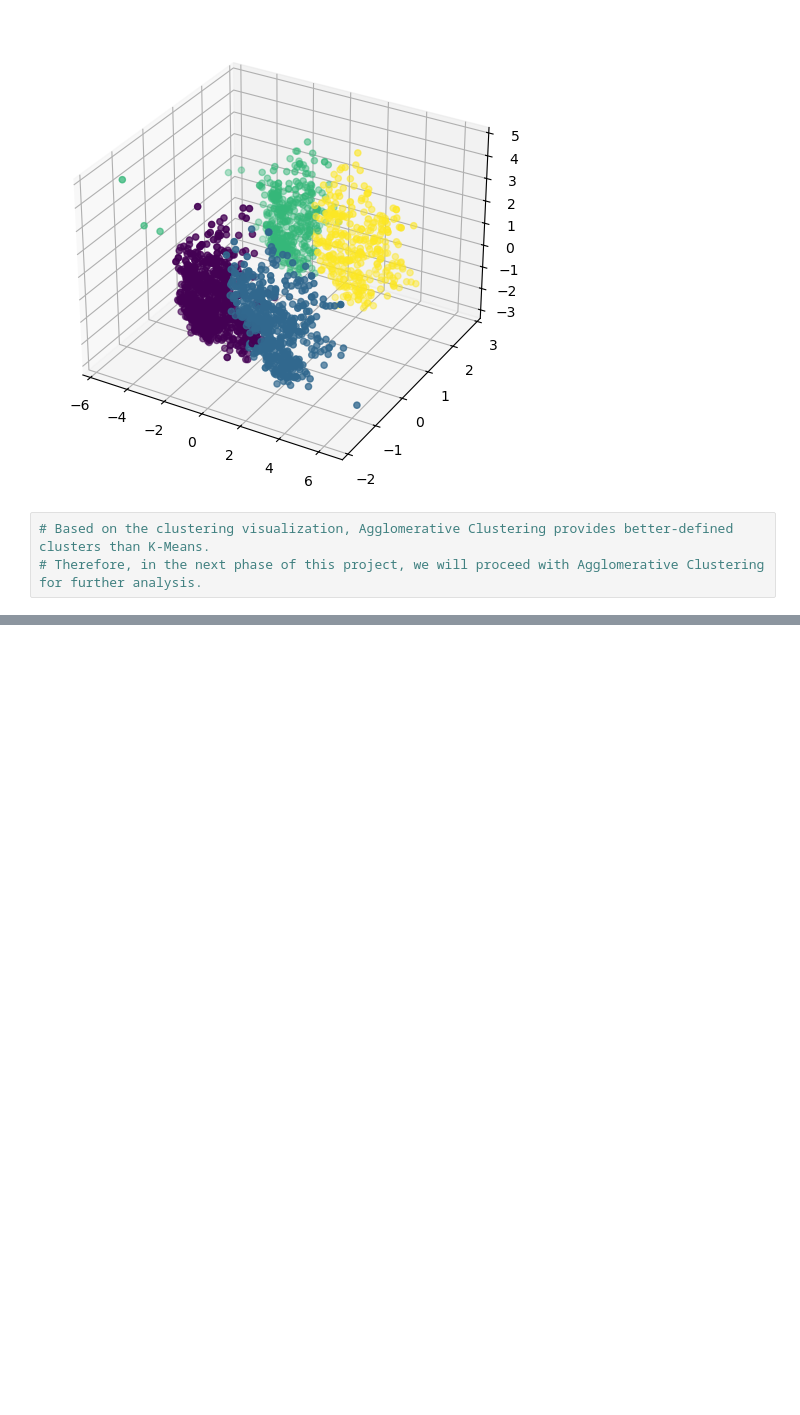
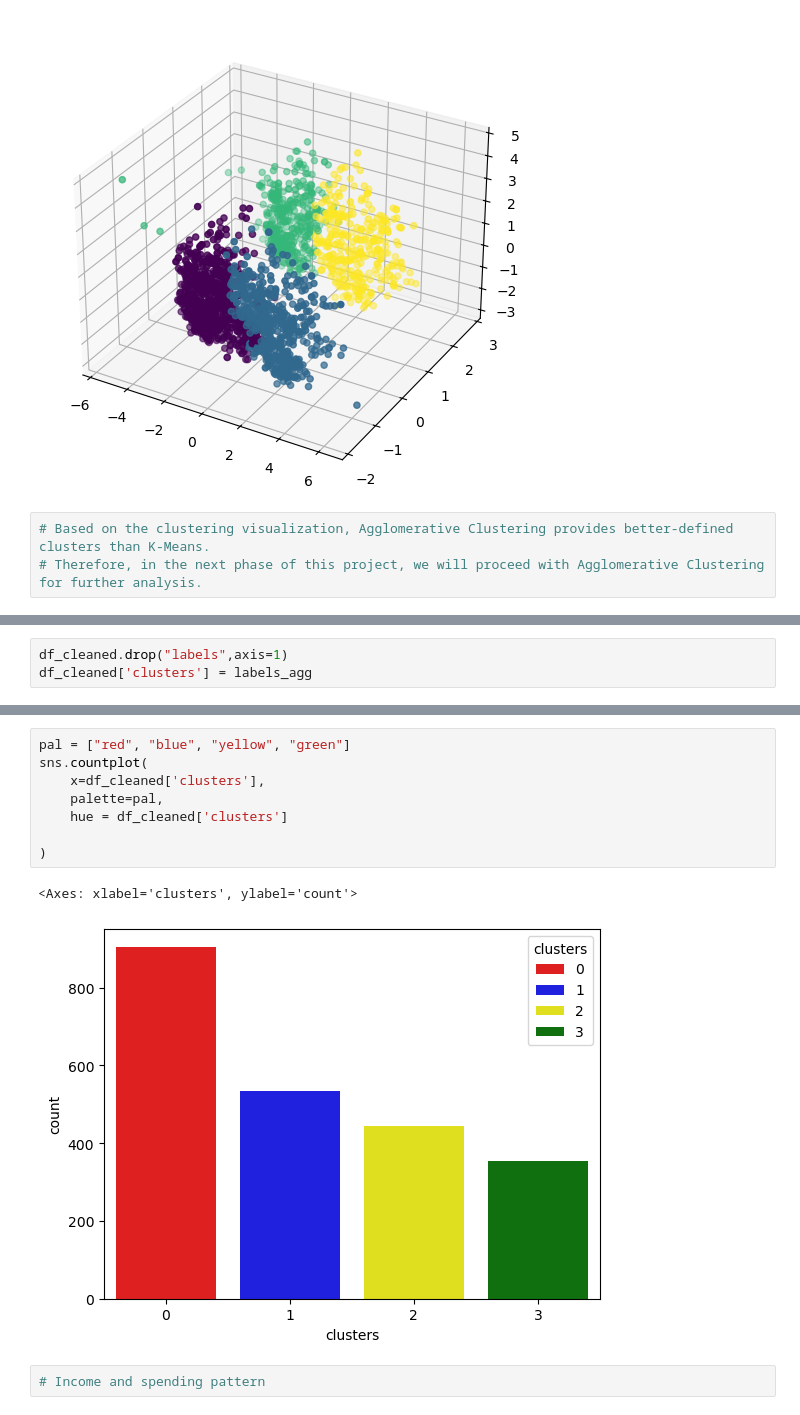
Before and after one commit to sayan629/AI_ML_python, a Jupyter notebook: (33) SmartCart Clustering System (Minor Project)/smartCart_Clustering.ipynb, the cells around one changed output, grey strips where cells are left out. Cells and saved outputs as stored; diff of their text form; blank space fills up the shorter version.

Commit message:
AI/ML: Characterization of clusters.

```diff
--- a/(33) SmartCart Clustering System (Minor Project)/smartCart_Clustering.ipynb
+++ b/(33) SmartCart Clustering System (Minor Project)/smartCart_Clustering.ipynb
@@ -333,0 +336,3 @@ ax.scatter(X_pca[:, 0], X_pca[:, 1], X_pca[:, 2], c = labels_agg)
+# %%
+df_cleaned.drop("labels",axis=1)
+df_cleaned['clusters'] = labels_agg
@@ -333,0 +348,13 @@ ax.scatter(X_pca[:, 0], X_pca[:, 1], X_pca[:, 2], c = labels_agg)
+# %%
+pal = ["red", "blue", "yellow", "green"]
+sns.countplot(
+    x=df_cleaned['clusters'],
+    palette=pal,
+    hue = df_cleaned['clusters']
+
+)
+# %% [output]
+<Axes: xlabel='clusters', ylabel='count'>
+[figure, added]
+# %%
+# Income and spending pattern
```
Also changed, not shown: parts of 3 cells of this notebook, 1 other file.
